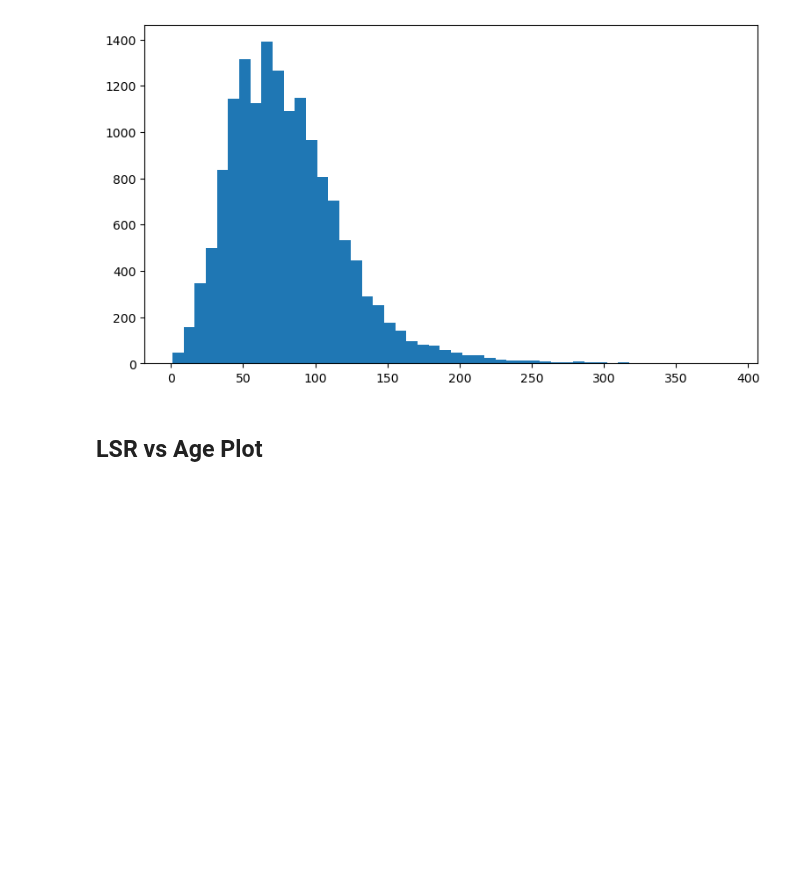
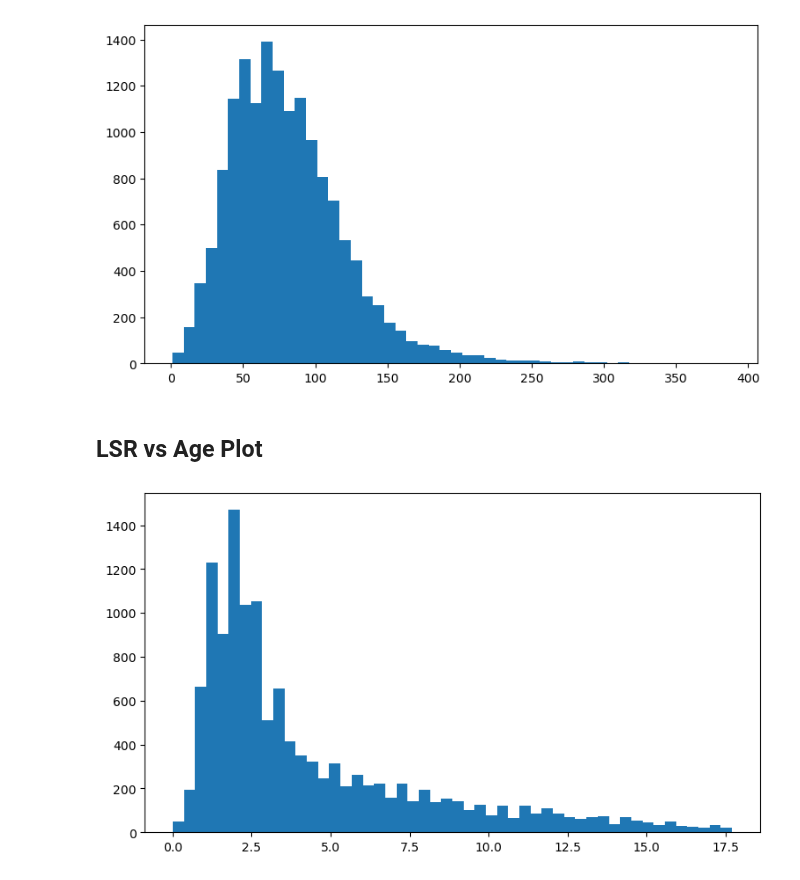
Before and after one commit to AutumnPearce/ISObooks, a Jupyter notebook: star_catalogs/gcs/gcs_analysis.ipynb, the cells around one changed output. Saved outputs shown, nothing was run; the diff lists cells and outputs as text; code cells hidden in the pictures; blank space fills up the shorter version.

```diff
--- a/star_catalogs/gcs/gcs_analysis.ipynb
+++ b/star_catalogs/gcs/gcs_analysis.ipynb
@@ -12,11 +59,5 @@ data = pd.read_csv('../files/table1_gcs.csv')
 # %% [markdown]
 ## Distance Histogram
-# %%
-# build a new, clean, dataframe
-clean_data = pd.DataFrame()
-
-has_distance = (data['Dist'] != data['Dist'][0])
-clean_data['distance'] = data[has_distance]['Dist'].astype('int')
 # %%
 fig, ax = plt.subplots(figsize=(9,5))
 ax.hist(clean_data['distance'], bins = 50)
@@ -25,3 +66,9 @@ plt.show()
 [figure]
 # %% [markdown]
 ## LSR vs Age Plot
+# %%
+fig, ax = plt.subplots(figsize=(9,5))
+ax.hist(clean_data['age'], bins = 50)
+plt.show()
+# %% [output]
+[figure, added]
```
Also changed, not shown: parts of 4 cells of this notebook, 5 other files.
